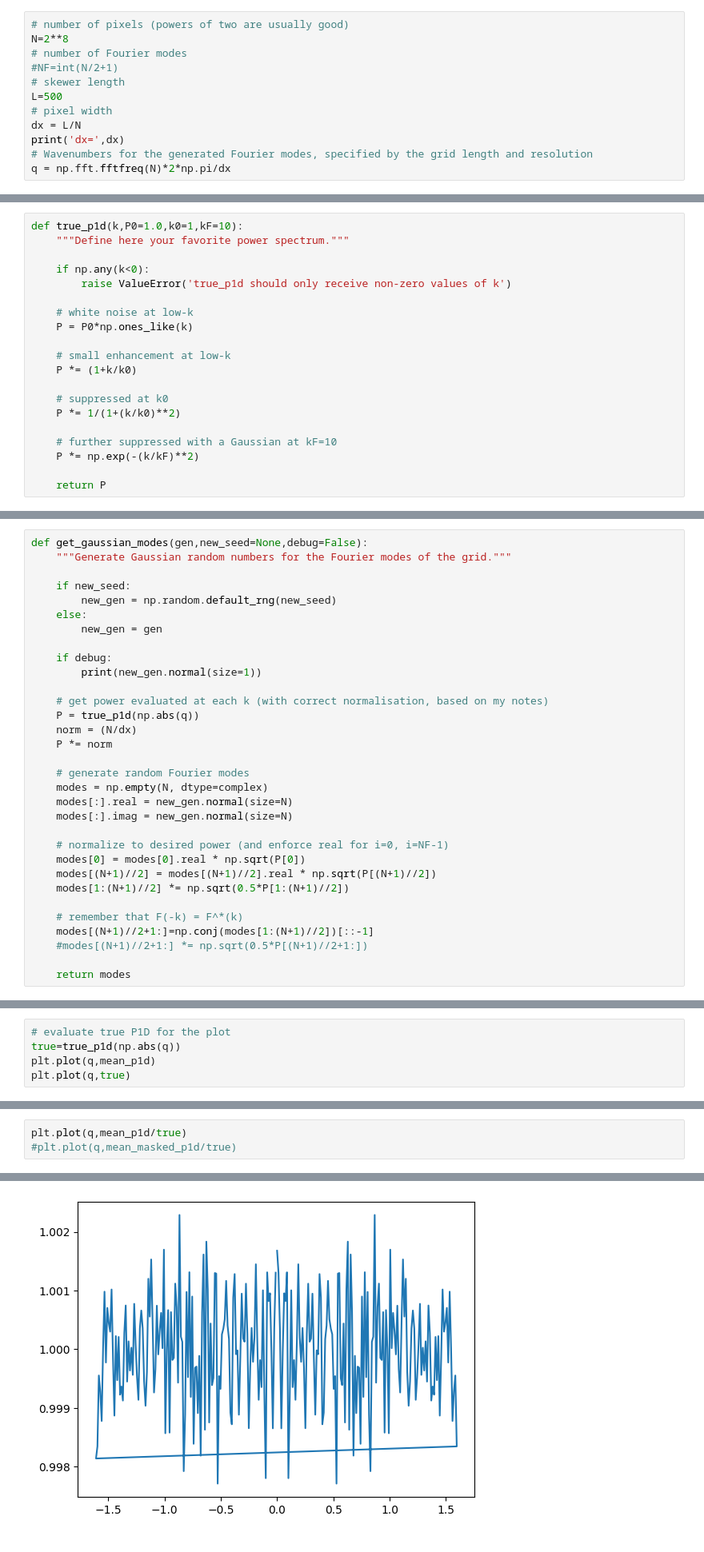
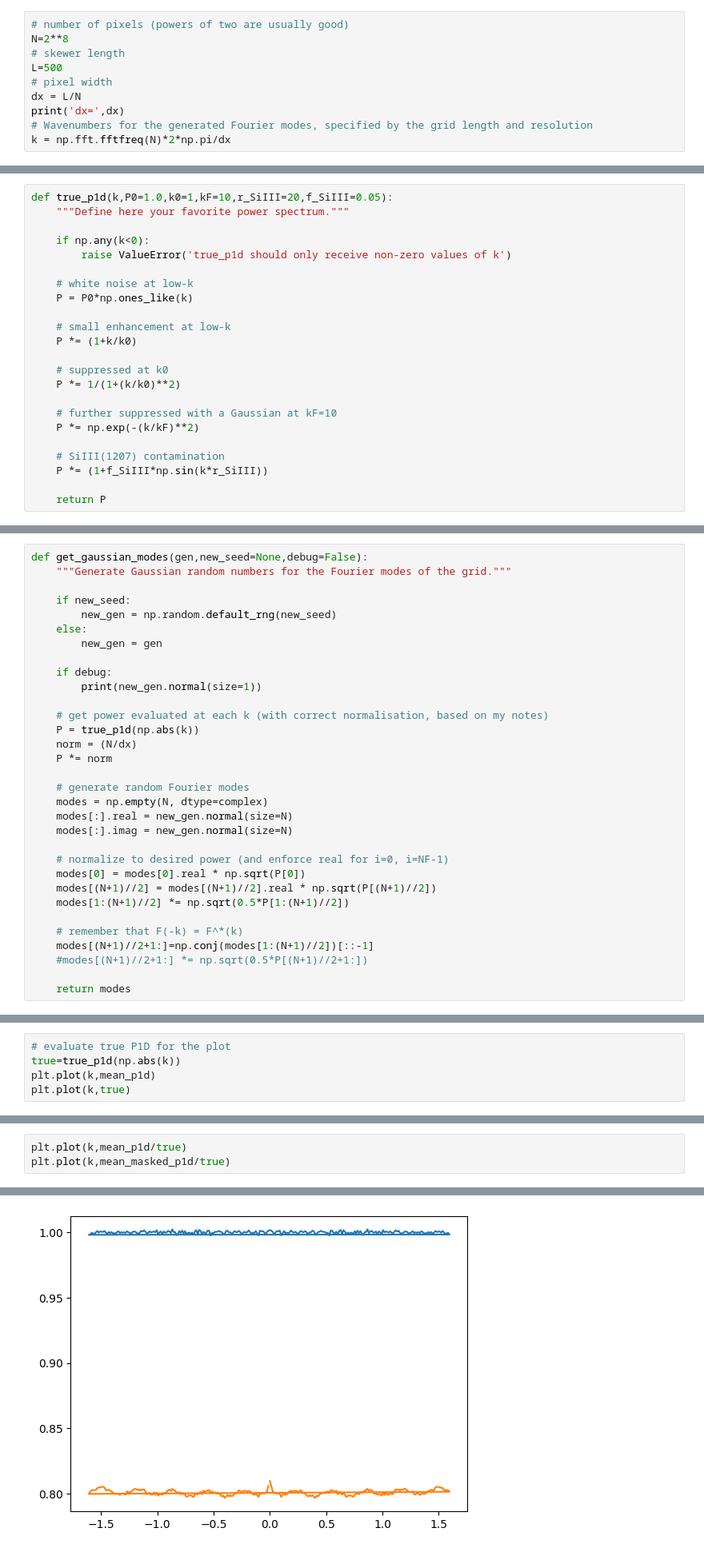
Before and after one commit to sindhusatyavolu/fourier_playground, a Jupyter notebook: notebooks/mask_fft.ipynb, the cells around one changed output, grey strips where cells are left out. Shown at 80% size. Saved outputs shown, nothing was run; the diff lists cells and outputs as text.

Commit message:
added Sillicon contamination, to add features

```diff
--- a/notebooks/mask_fft.ipynb
+++ b/notebooks/mask_fft.ipynb
@@ -13,15 +13,13 @@ Define the FFT grid
 # %%
 # number of pixels (powers of two are usually good)
 N=2**8
-# number of Fourier modes
-#NF=int(N/2+1)
 # skewer length
 L=500
 # pixel width
 dx = L/N
 print('dx=',dx)
 # Wavenumbers for the generated Fourier modes, specified by the grid length and resolution
-q = np.fft.fftfreq(N)*2*np.pi/dx
+k = np.fft.fftfreq(N)*2*np.pi/dx
 # %% [output]
 dx= 1.953125
 # %%
@@ -48,7 +46,7 @@ array([-1.60383681])
 # %% [markdown]
 The power spectrum will deteremine how much structure is there as a funciton of scale
 # %%
-def true_p1d(k,P0=1.0,k0=1,kF=10):
+def true_p1d(k,P0=1.0,k0=1,kF=10,r_SiIII=20,f_SiIII=0.05):
     """Define here your favorite power spectrum."""
 
     if np.any(k<0):
@@ -66,6 +64,9 @@ def true_p1d(k,P0=1.0,k0=1,kF=10):
     # further suppressed with a Gaussian at kF=10
     P *= np.exp(-(k/kF)**2)
 
+    # SiIII(1207) contamination
+    P *= (1+f_SiIII*np.sin(k*r_SiIII))
+
     return P
 # %%
 # linear plot
@@ -99,7 +100,7 @@ def get_gaussian_modes(gen,new_seed=None,debug=False):
         print(new_gen.normal(size=1))
 
     # get power evaluated at each k (with correct normalisation, based on my notes)
-    P = true_p1d(np.abs(q))
+    P = true_p1d(np.abs(k))
     norm = (N/dx)
     P *= norm
 
@@ -161,8 +162,8 @@ mean_p1d *= (dx/N)
 err_p1d *= (dx/N)
 # %%
 # evaluate true P1D for the plot
-true=true_p1d(np.abs(q))
-plt.plot(q,mean_p1d)
-plt.plot(q,true)
+true=true_p1d(np.abs(k))
+plt.plot(k,mean_p1d)
+plt.plot(k,true)
 # %% [output]
 [<matplotlib.lines.Line2D at 0x...>]
@@ -262,9 +263,9 @@ plt.plot(q,mean_masked_p1d)
 # %%
-plt.plot(q,mean_p1d/true)
-#plt.plot(q,mean_masked_p1d/true)
+plt.plot(k,mean_p1d/true)
+plt.plot(k,mean_masked_p1d/true)
 # %% [output]
 [<matplotlib.lines.Line2D at 0x...>]
-[figure, old version]
+[figure, new version]
 # %%
 norm=np.mean(mean_masked_p1d/mean_p1d)
 print(norm)
```
Also changed, not shown: parts of 13 cells of this notebook, 1 other file.
